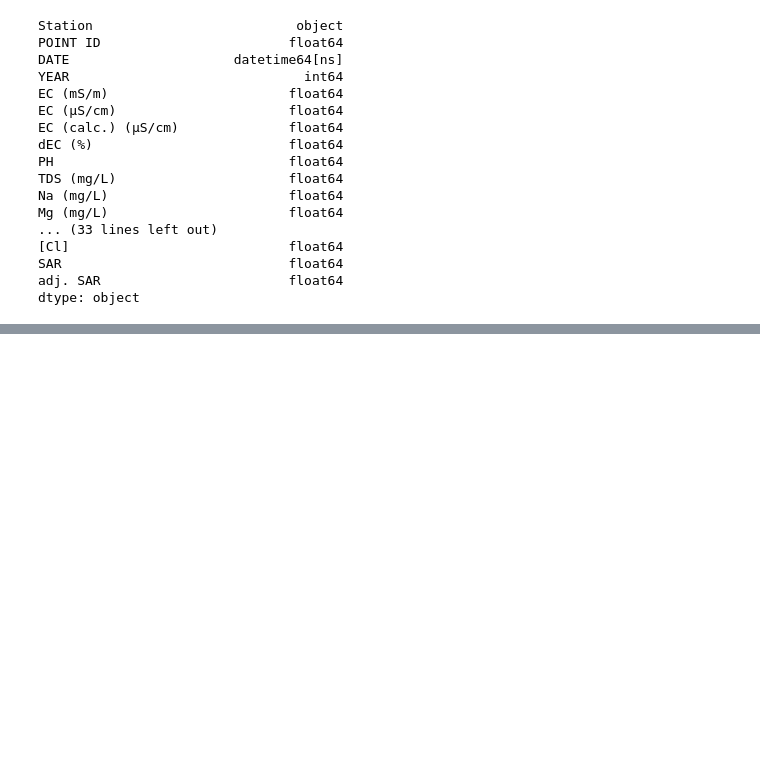
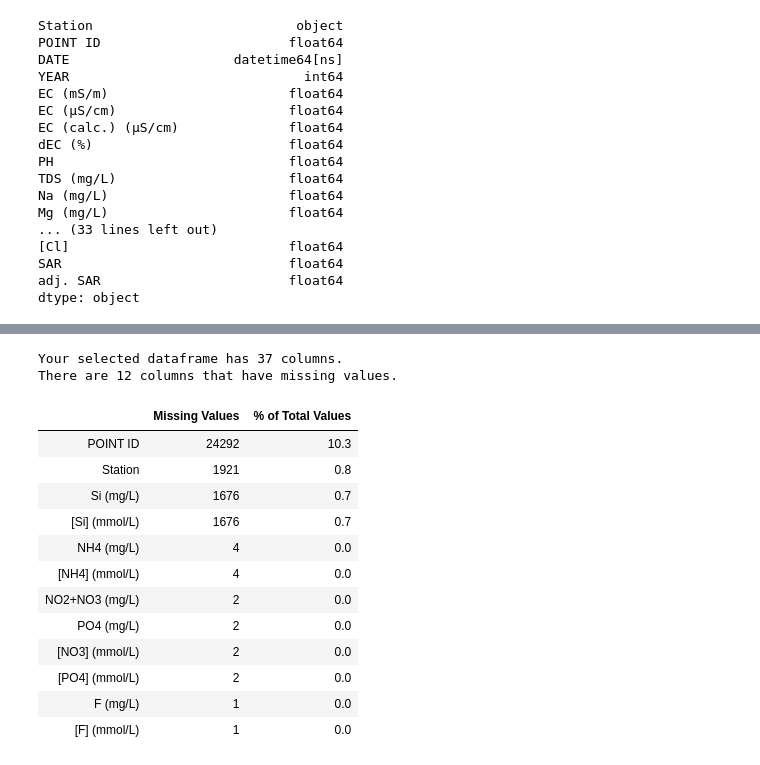
Before and after one commit to elenuskiya/TFM, a Jupyter notebook: Notebooks/00_Cleaning_manipulation_and_unification.ipynb, the cells around one changed output, grey strips where cells are left out. Drawn from its saved outputs; the diff is of its cells as text; code cells hidden in the pictures; blank space fills up the shorter version.

```diff
--- a/Notebooks/00_Cleaning_manipulation_and_unification.ipynb
+++ b/Notebooks/00_Cleaning_manipulation_and_unification.ipynb
@@ -239,0 +258,9 @@ chemical.to_excel("chemical.xlsx", index=False)
+# %%
+# Discard columns that are not useful
+chemical_clean=chemical_clean[["Station","POINT ID","DATE","YEAR","EC (μS/cm)","PH","TDS (mg/L)","Na (mg/L)",
+                  "Mg (mg/L)","Ca (mg/L)","F (mg/L)","Cl (mg/L)","NO2+NO3 (mg/L)","SO4 (mg/L)",
+                  "PO4 (mg/L)","TAL (CaCO3) (mg/L)","Si (mg/L)","K (mg/L)","NH4 (mg/L)",
+                 "[Na] (mmol/L)","[Mg] (mmol/L)","[Ca] (mmol/L)","[F] (mmol/L)","[Cl] (mmol/L)",
+                  "[NO3] (mmol/L)","[SO4] (mmol/L)","[PO4] (mmol/L)","[Si] (mmol/L)","[K] (mmol/L)",
+                  "[NH4] (mmol/L)","[TAL] (mmol/L)","[HCO3] (mmol/L)","[CO3] (mmol/L)",
+                  "[HCO3]+2[CO3]","2[SO4]","[Cl]","SAR"]]
@@ -239,0 +271,7 @@ chemical.to_excel("chemical.xlsx", index=False)
+# %%
+# Number of no measurements (-9999) per column
+print("Number of measurements not performed per column",chemical_clean.isin([-9999]).sum(axis=0), sep="\n")
+#Rellenamos las casillas con -9999 por valores nulos:
+chemical_clean=chemical_clean.replace(-9999,np.nan)
+# Number of null values per column
+print("Number of null values per column",chemical_clean.isna().sum(), sep="\n")
@@ -239,0 +296,46 @@ chemical.to_excel("chemical.xlsx", index=False)
+# %%
+# Function that calculates missing values per column
+def missing_values_table(df):
+        # Total null values
+        mis_val = df.isnull().sum()
+
+        # Null Values Percentage
+        mis_val_percent = 100 * df.isnull().sum() / len(df)
+
+        # Create a table with the results
+        mis_val_table = pd.concat([mis_val, mis_val_percent], axis=1)
+
+        # Rename the columns
+        mis_val_table_ren_columns = mis_val_table.rename(
+        columns = {0 : 'Missing Values', 1 : '% of Total Values'})
+
+        # Sort the table by the percentage of null values
+        mis_val_table_ren_columns = mis_val_table_ren_columns[
+            mis_val_table_ren_columns.iloc[:,1] != 0].sort_values(
+        '% of Total Values', ascending=False).round(1)
+
+        # Print some information
+        print ("Your selected dataframe has " + str(df.shape[1]) + " columns.\n"
+            "There are " + str(mis_val_table_ren_columns.shape[0]) +
+              " columns that have missing values.")
+
+        # Dataframe with information
+        return mis_val_table_ren_columns
+
+missing_values_table(chemical_clean)
+# %% [output]
+Your selected dataframe has 37 columns.
+There are 12 columns that have missing values.
+|  | Missing Values | % of Total Values |
+| POINT ID | 24292 | 10.3 |
+| Station | 1921 | 0.8 |
+| Si (mg/L) | 1676 | 0.7 |
+| [Si] (mmol/L) | 1676 | 0.7 |
+| NH4 (mg/L) | 4 | 0.0 |
+| [NH4] (mmol/L) | 4 | 0.0 |
+| NO2+NO3 (mg/L) | 2 | 0.0 |
+| PO4 (mg/L) | 2 | 0.0 |
+| [NO3] (mmol/L) | 2 | 0.0 |
+| [PO4] (mmol/L) | 2 | 0.0 |
+| F (mg/L) | 1 | 0.0 |
+| [F] (mmol/L) | 1 | 0.0 |
```
Also changed, not shown: parts of 8 cells of this notebook.
